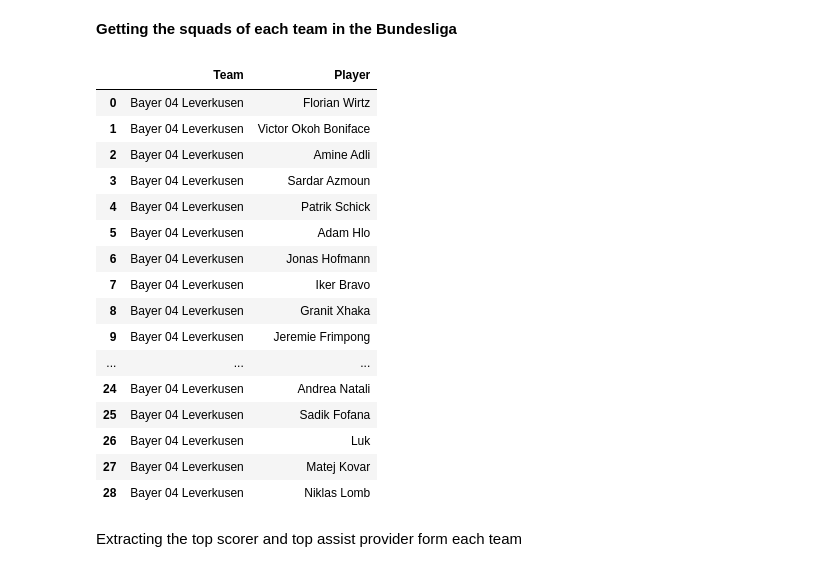
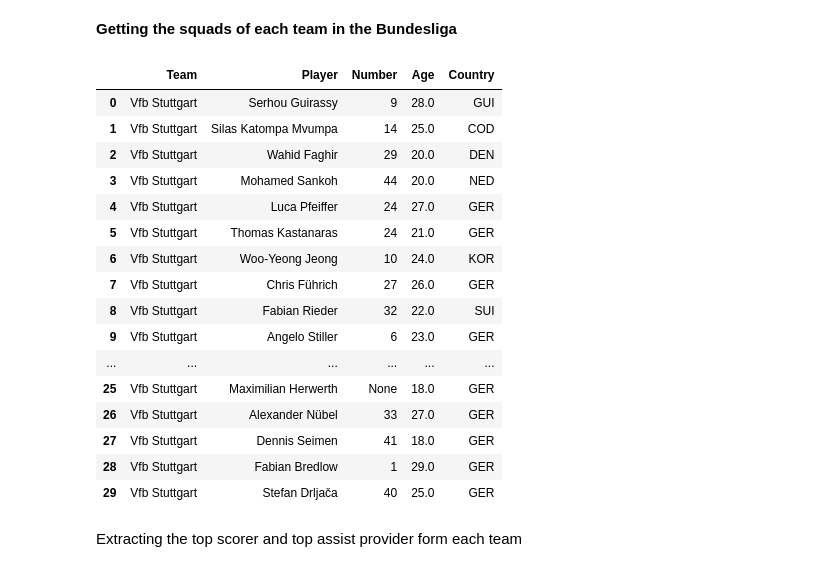
Before and after one commit to AnerH13/Project-Hadzic-Rulisek, a Jupyter notebook: Project_Hadzic_Rulisek.ipynb, the cells around one changed output. Drawn from its saved outputs; the diff is of its cells as text; code cells hidden in the pictures.

```diff
--- a/Project_Hadzic_Rulisek.ipynb
+++ b/Project_Hadzic_Rulisek.ipynb
@@ -780,6 +780,7 @@ import requests
 from bs4 import BeautifulSoup
 import pandas as pd
 import re
+
 # List of teams
 teams = [
     "bayer-04-leverkusen/2681", "vfb-stuttgart/2677", "fc-bayern-munchen/2672",
@@ -800,63 +801,91 @@ for team in teams:
     url = f"https://www.sofascore.com/team/football/{team}#tab:squad"
     response = requests.get(url, headers=headers)
     soup = BeautifulSoup(response.content, 'html.parser')
-    # Find all player links within the specified div
     players_div = soup.find_all('div', class_='Box dflyPx')
 
     for div in players_div:
         player_links = div.find_all('a', href=True)
         for player in player_links:
             player_name = player.get_text()
             team_name = team.split('/')[0].replace('-', ' ').title()
             player_data.append({"Team": team_name, "Player": player_name})
 
 # Convert to DataFrame
 df_players = pd.DataFrame(player_data)
 
-# Print the player names
+# Function to extract the required details
+def extract_details(player_str):
+    # Regular expression pattern to match the player name, number, age, and country
+    pattern = re.compile(r'^(.*?)(\d{1,2})(\d{2})\s*yrs(\w{3})$')
+    match = pattern.match(player_str)
+    if match:
+        player_name = match.group(1).strip()
+        number = match.group(2)
+        age = match.group(3)
+        country = match.group(4)
+        return player_name, number, int(age), country
+    else:
+        # Handle cases where there's no shirt number but only age
+        pattern_age_only = re.compile(r'^(.*?)(\d{2})\s*yrs(\w{3})$')
+        match_age_only = pattern_age_only.match(player_str)
+        if match_age_only:
+            player_name = match_age_only.group(1).strip()
+            number = None
+            age = match_age_only.group(2)
+            country = match_age_only.group(3)
+            return player_name, number, int(age), country
+        else:
+            # Handle cases where the pattern doesn't match
+            parts = player_str.split()
+            player_name = ' '.join(parts[:-3])
+            number = None
+            age = None
+            country = None
+            if len(parts) >= 3:
+                number = parts[-3][:2]  # Extract the first 2 digits as shirt number if available
+                age = parts[-3][2:]     # Extract the remaining digits as age if available
+                country = parts[-2]     # Extract the country abbreviation
+            return player_name, number, age, country
+
+# Apply the function to the DataFrame
+df_players[['Player', 'Number', 'Age', 'Country']] = df_players['Player'].apply(lambda x: pd.Series(extract_details(x)))
+
+# Print the DataFrame with the new columns
 print(df_players)
 
-
-def clean_player_name(player_name):
-    # Extract only the player name using regex
-    match = re.match(r"([A-Za-z\s\-']+)", player_name)
-    return match.group(1).strip() if match else player_name
-
-# Apply the function to clean the 'Player' column
-df_players['Player'] = df_players['Player'].apply(clean_player_name)
-
-# Now, split the DataFrame into separate DataFrames based on the team
+# Split into separate DataFrames for each team
 team_dfs = {}
 grouped = df_players.groupby('Team')
 
 for team, data in grouped:
     team_dfs[team] = data.reset_index(drop=True)
 
 # Print the first few rows of each team DataFrame to verify
 for team, df in team_dfs.items():
     print(f"Team: {team}")
     print(df.head())
     print("\n")
 
-team_dfs["Bayer 04 Leverkusen"]
+# Access a specific team DataFrame
+team_dfs["Vfb Stuttgart"]
 # %% [output]
-|  | Team | Player |
-| 0 | Bayer 04 Leverkusen | Florian Wirtz |
-| 1 | Bayer 04 Leverkusen | Victor Okoh Boniface |
-| 2 | Bayer 04 Leverkusen | Amine Adli |
-| 3 | Bayer 04 Leverkusen | Sardar Azmoun |
-| 4 | Bayer 04 Leverkusen | Patrik Schick |
-| 5 | Bayer 04 Leverkusen | Adam Hlo |
-| 6 | Bayer 04 Leverkusen | Jonas Hofmann |
-| 7 | Bayer 04 Leverkusen | Iker Bravo |
-| 8 | Bayer 04 Leverkusen | Granit Xhaka |
-| 9 | Bayer 04 Leverkusen | Jeremie Frimpong |
-| ... | ... | ... |
-| 24 | Bayer 04 Leverkusen | Andrea Natali |
-| 25 | Bayer 04 Leverkusen | Sadik Fofana |
-| 26 | Bayer 04 Leverkusen | Luk |
-| 27 | Bayer 04 Leverkusen | Matej Kovar |
-| 28 | Bayer 04 Leverkusen | Niklas Lomb |
+|  | Team | Player | Number | Age | Country |
+| 0 | Vfb Stuttgart | Serhou Guirassy | 9 | 28.0 | GUI |
+| 1 | Vfb Stuttgart | Silas Katompa Mvumpa | 14 | 25.0 | COD |
+| 2 | Vfb Stuttgart | Wahid Faghir | 29 | 20.0 | DEN |
+| 3 | Vfb Stuttgart | Mohamed Sankoh | 44 | 20.0 | NED |
+| 4 | Vfb Stuttgart | Luca Pfeiffer | 24 | 27.0 | GER |
+| 5 | Vfb Stuttgart | Thomas Kastanaras | 24 | 21.0 | GER |
+| 6 | Vfb Stuttgart | Woo-Yeong Jeong | 10 | 24.0 | KOR |
+| 7 | Vfb Stuttgart | Chris Führich | 27 | 26.0 | GER |
+| 8 | Vfb Stuttgart | Fabian Rieder | 32 | 22.0 | SUI |
+| 9 | Vfb Stuttgart | Angelo Stiller | 6 | 23.0 | GER |
+| ... | ... | ... | ... | ... | ... |
+| 25 | Vfb Stuttgart | Maximilian Herwerth | None | 18.0 | GER |
+| 26 | Vfb Stuttgart | Alexander Nübel | 33 | 27.0 | GER |
+| 27 | Vfb Stuttgart | Dennis Seimen | 41 | 18.0 | GER |
+| 28 | Vfb Stuttgart | Fabian Bredlow | 1 | 29.0 | GER |
+| 29 | Vfb Stuttgart | Stefan Drljača | 40 | 25.0 | GER |
 # %% [markdown]
 Extracting the top scorer and top assist provider form each team
 # %%
```
